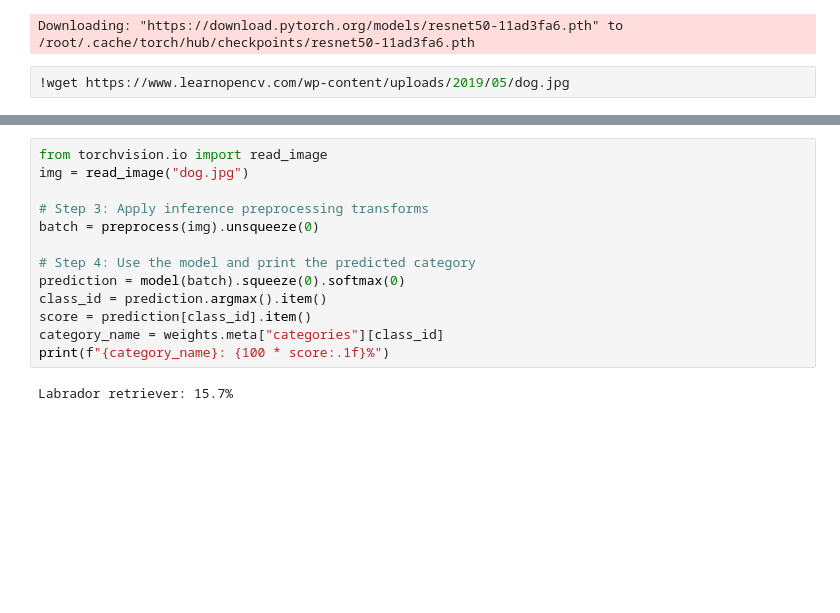
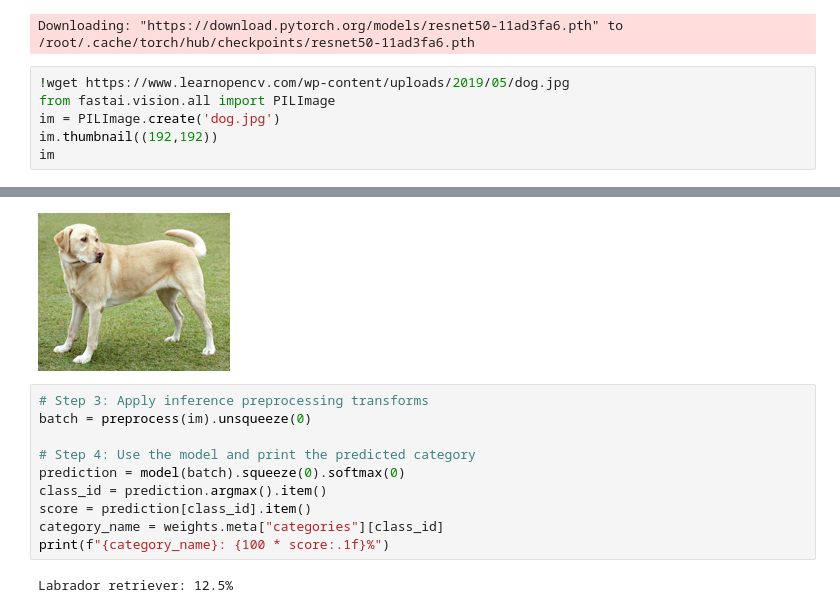
Before and after one commit to EN10/ImageRecognitionPyTorch, a Jupyter notebook: Classification.ipynb, the cells around one changed output, grey strips where cells are left out. Cells and saved outputs as stored; diff of their text form; blank space fills up the shorter version.

Commit message:
PILImage

```diff
--- a/Classification.ipynb
+++ b/Classification.ipynb
@@ -12,4 +12,8 @@ preprocess = weights.transforms()
 Downloading: "https://download.pytorch.org/models/resnet50-11ad3fa6.pth" to /root/.cache/torch/hub/checkpoints/resnet50-11ad3fa6.pth
 # %%
 !wget https://www.learnopencv.com/wp-content/uploads/2019/05/dog.jpg
+from fastai.vision.all import PILImage
+im = PILImage.create('dog.jpg')
+im.thumbnail((192,192))
+im
 # %% [output]
@@ -26,9 +30,7 @@ dog.jpg             100%[===================>]  76.77K  --.-KB/s    in 0.003s
+[figure, added]
 # %%
-from torchvision.io import read_image
-img = read_image("dog.jpg")
-
 # Step 3: Apply inference preprocessing transforms
-batch = preprocess(img).unsqueeze(0)
+batch = preprocess(im).unsqueeze(0)
 
 # Step 4: Use the model and print the predicted category
 prediction = model(batch).squeeze(0).softmax(0)
@@ -37,4 +39,4 @@ score = prediction[class_id].item()
 category_name = weights.meta["categories"][class_id]
 print(f"{category_name}: {100 * score:.1f}%")
 # %% [output]
-Labrador retriever: 15.7%
+Labrador retriever: 12.5%
```
Also changed, not shown: parts of 1 cell of this notebook.
